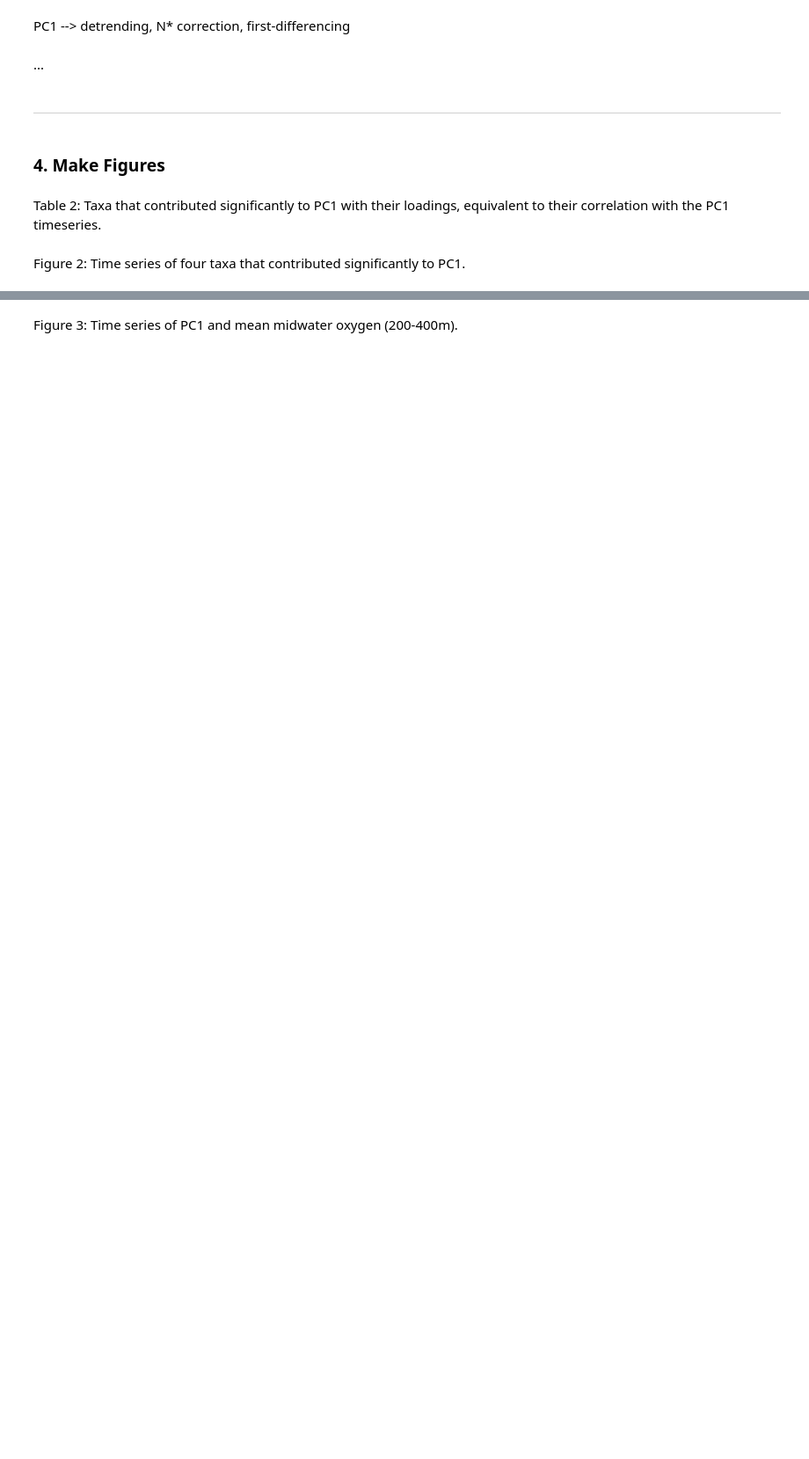
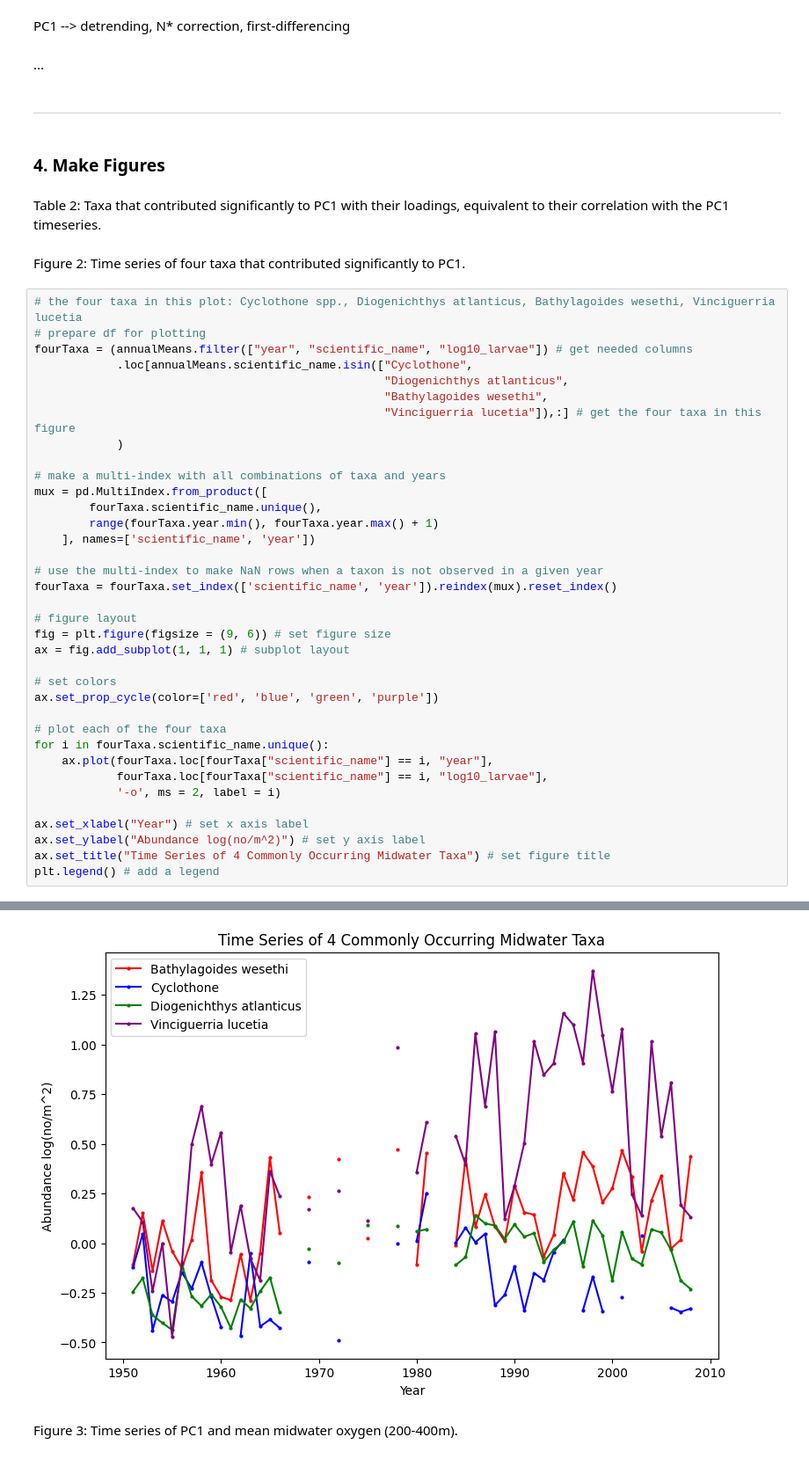
Before and after one commit to ksc005/pyrates, a Jupyter notebook: koslow2011.ipynb, the cells around one changed output, grey strips where cells are left out. Shown at 88% size. Drawn from its saved outputs; the diff is of its cells as text; blank space fills up the shorter version.

```diff
--- a/koslow2011.ipynb
+++ b/koslow2011.ipynb
@@ -482,3 +722,40 @@ PC1 --> detrending, N* correction, first-differencing
 Table 2: Taxa that contributed significantly to PC1 with their loadings, equivalent to their correlation with the PC1 timeseries.
 # %% [markdown]
 Figure 2: Time series of four taxa that contributed significantly to PC1.
+# %%
+# the four taxa in this plot: Cyclothone spp., Diogenichthys atlanticus, Bathylagoides wesethi, Vinciguerria lucetia
+# prepare df for plotting
+fourTaxa = (annualMeans.filter(["year", "scientific_name", "log10_larvae"]) # get needed columns
+            .loc[annualMeans.scientific_name.isin(["Cyclothone",
+                                                   "Diogenichthys atlanticus",
+                                                   "Bathylagoides wesethi",
+                                                   "Vinciguerria lucetia"]),:] # get the four taxa in this figure
+            )
+
+# make a multi-index with all combinations of taxa and years
+mux = pd.MultiIndex.from_product([
+        fourTaxa.scientific_name.unique(),
+        range(fourTaxa.year.min(), fourTaxa.year.max() + 1)
+    ], names=['scientific_name', 'year'])
+
+# use the multi-index to make NaN rows when a taxon is not observed in a given year
+fourTaxa = fourTaxa.set_index(['scientific_name', 'year']).reindex(mux).reset_index()
+
+# figure layout
+fig = plt.figure(figsize = (9, 6)) # set figure size
+ax = fig.add_subplot(1, 1, 1) # subplot layout
+
+# set colors
+ax.set_prop_cycle(color=['red', 'blue', 'green', 'purple'])
+
+# plot each of the four taxa
+for i in fourTaxa.scientific_name.unique():
+    ax.plot(fourTaxa.loc[fourTaxa["scientific_name"] == i, "year"],
+            fourTaxa.loc[fourTaxa["scientific_name"] == i, "log10_larvae"],
+            '-o', ms = 2, label = i)
+
+ax.set_xlabel("Year") # set x axis label
+ax.set_ylabel("Abundance log(no/m^2)") # set y axis label
+ax.set_title("Time Series of 4 Commonly Occurring Midwater Taxa") # set figure title
+plt.legend() # add a legend
+# %% [output]
@@ -485,2 +763,3 @@ Figure 2: Time series of four taxa that contributed significantly to PC1.
+[figure, added]
 # %% [markdown]
 Figure 3: Time series of PC1 and mean midwater oxygen (200-400m).
```
Also changed, not shown: parts of 33 cells of this notebook, 1 other file.
